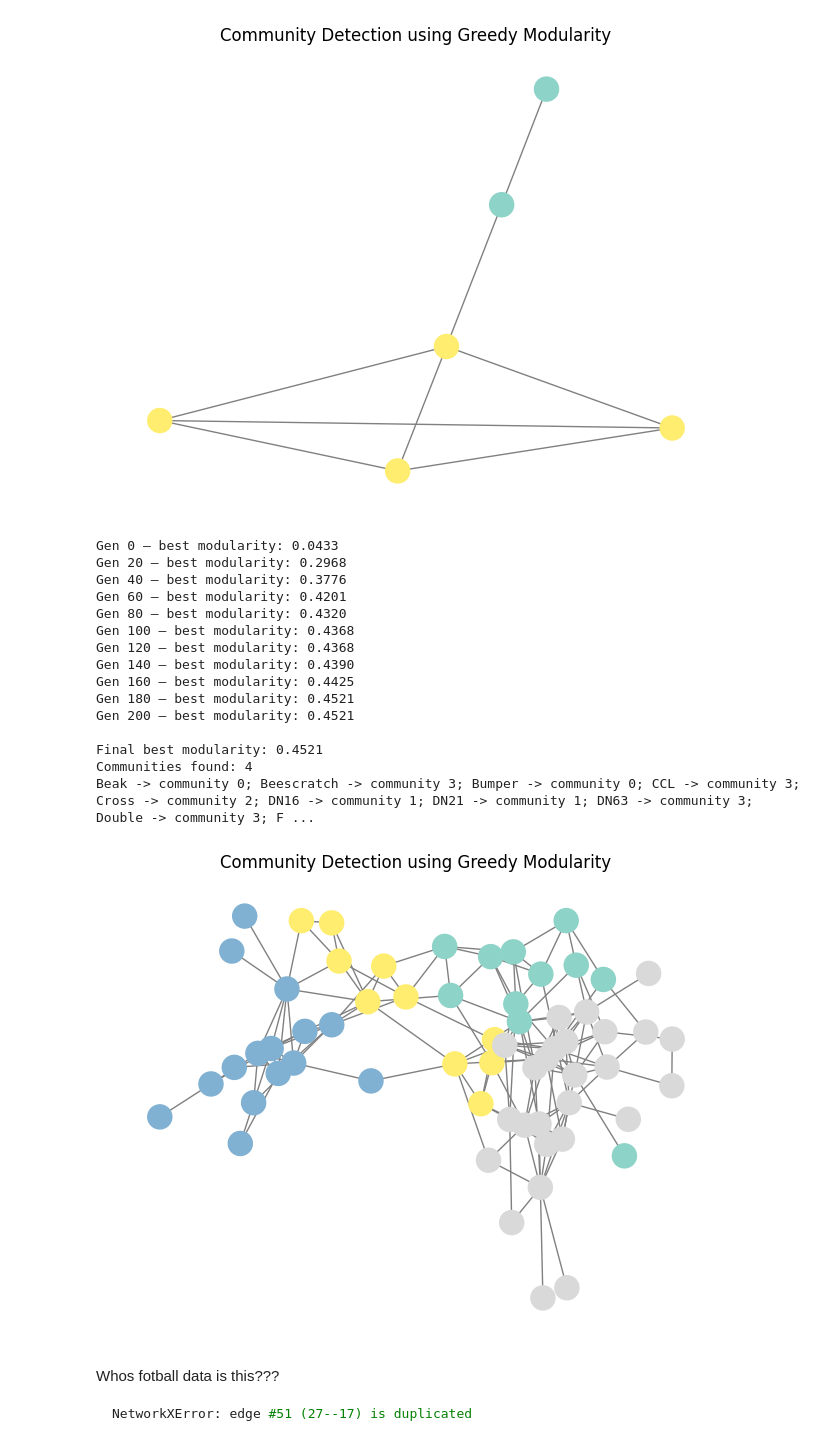
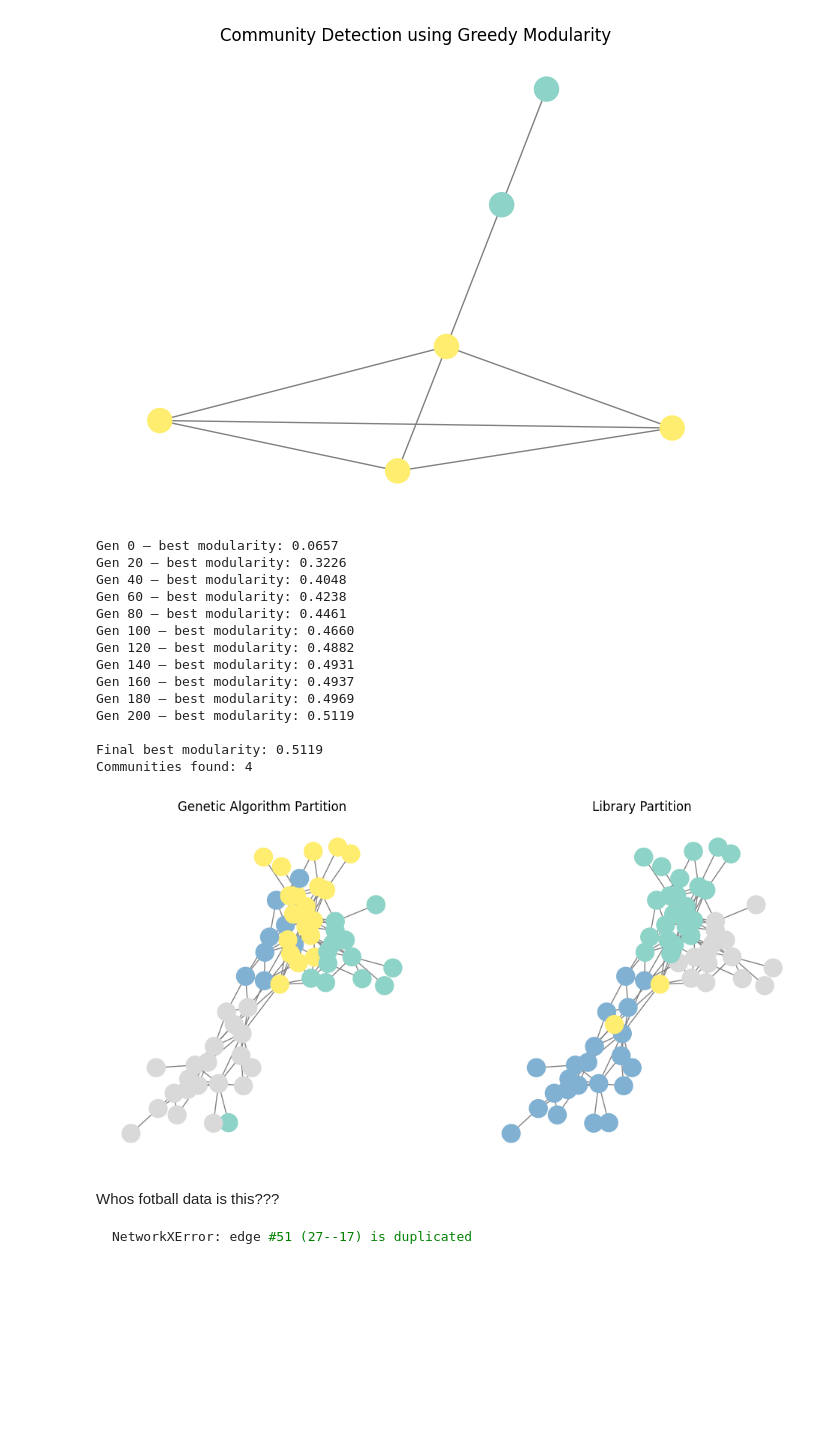
Before and after one commit to Crocodin/University_projects, a Jupyter notebook: semester 4/AI/Lab11/networks.ipynb, the cells around one changed output. Cells and saved outputs as stored; diff of their text form; code cells hidden in the pictures; blank space fills up the shorter version.

````diff
--- a/semester 4/AI/Lab11/networks.ipynb
+++ b/semester 4/AI/Lab11/networks.ipynb
@@ -203,36 +234,34 @@ modularity(G, best_partition)
 # %%
 G = nx.read_gml('data/real-networks/real/dolphins/dolphins.gml')
 
 best_partition, best_Q, nodes = geneticAlgorithm(
     G,
-    n_communities  = 4,
-    pop_size       = 100,
-    generations    = 200,
-    mutation_rate  = 0.05,
-    tournament_size= 5
+    n_communities = 4,
+    pop_size = 100,
+    generations = 200,
+    mutation_rate = 0.05,
+    tournament_size = 5
 )
 
-for i, node in enumerate(nodes):
-    print(f"{node} -> community {best_partition[i]}", end='; ')
+best_partition_library = community.greedy_modularity_communities(G)
 
-modularity(G, best_partition)
+modularity_two(G, best_partition, best_partition_library)
 # %% [output]
-Gen 0 — best modularity: 0.0433
-Gen 20 — best modularity: 0.2968
-Gen 40 — best modularity: 0.3776
-Gen 60 — best modularity: 0.4201
-Gen 80 — best modularity: 0.4320
-Gen 100 — best modularity: 0.4368
-Gen 120 — best modularity: 0.4368
-Gen 140 — best modularity: 0.4390
-Gen 160 — best modularity: 0.4425
-Gen 180 — best modularity: 0.4521
-Gen 200 — best modularity: 0.4521
+Gen 0 — best modularity: 0.0657
+Gen 20 — best modularity: 0.3226
+Gen 40 — best modularity: 0.4048
+Gen 60 — best modularity: 0.4238
+Gen 80 — best modularity: 0.4461
+Gen 100 — best modularity: 0.4660
+Gen 120 — best modularity: 0.4882
+Gen 140 — best modularity: 0.4931
+Gen 160 — best modularity: 0.4937
+Gen 180 — best modularity: 0.4969
+Gen 200 — best modularity: 0.5119
 
-Final best modularity: 0.4521
+Final best modularity: 0.5119
 Communities found: 4
-Beak -> community 0; Beescratch -> community 3; Bumper -> community 0; CCL -> community 3; Cross -> community 2; DN16 -> community 1; DN21 -> community 1; DN63 -> community 3; Double -> community 3; F ...
-[figure, old version]
+[figure, new version]
 # %% [markdown]
 Whos fotball data is this???
 ```python
````
Also changed, not shown: parts of 9 cells of this notebook.
